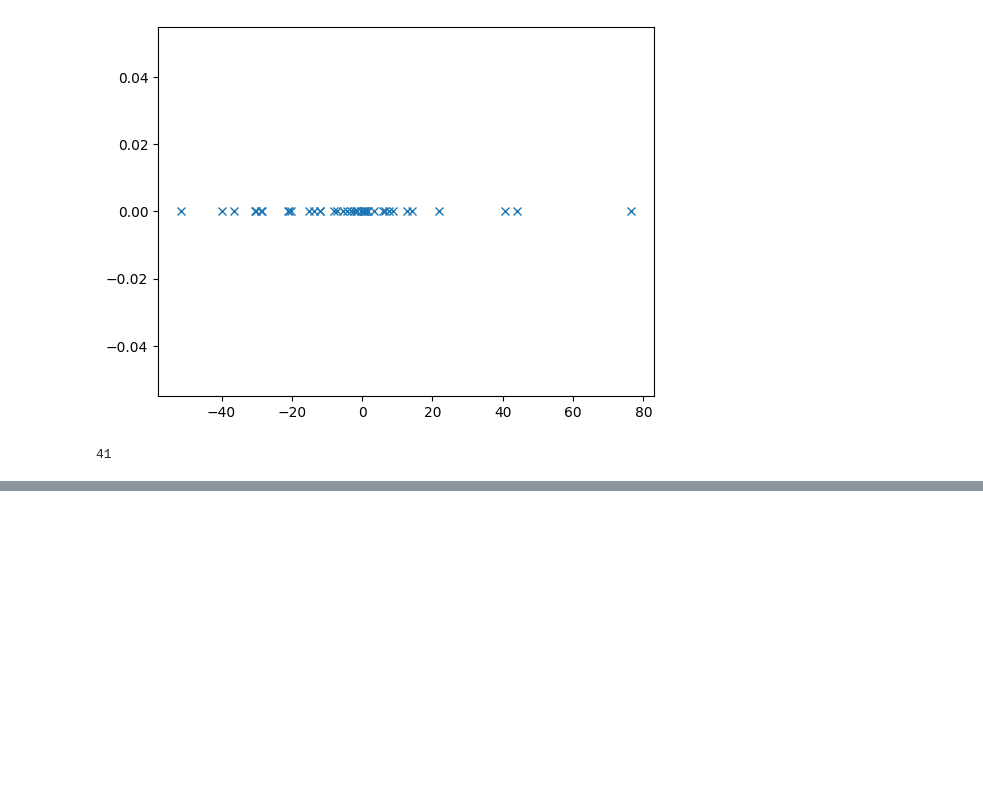
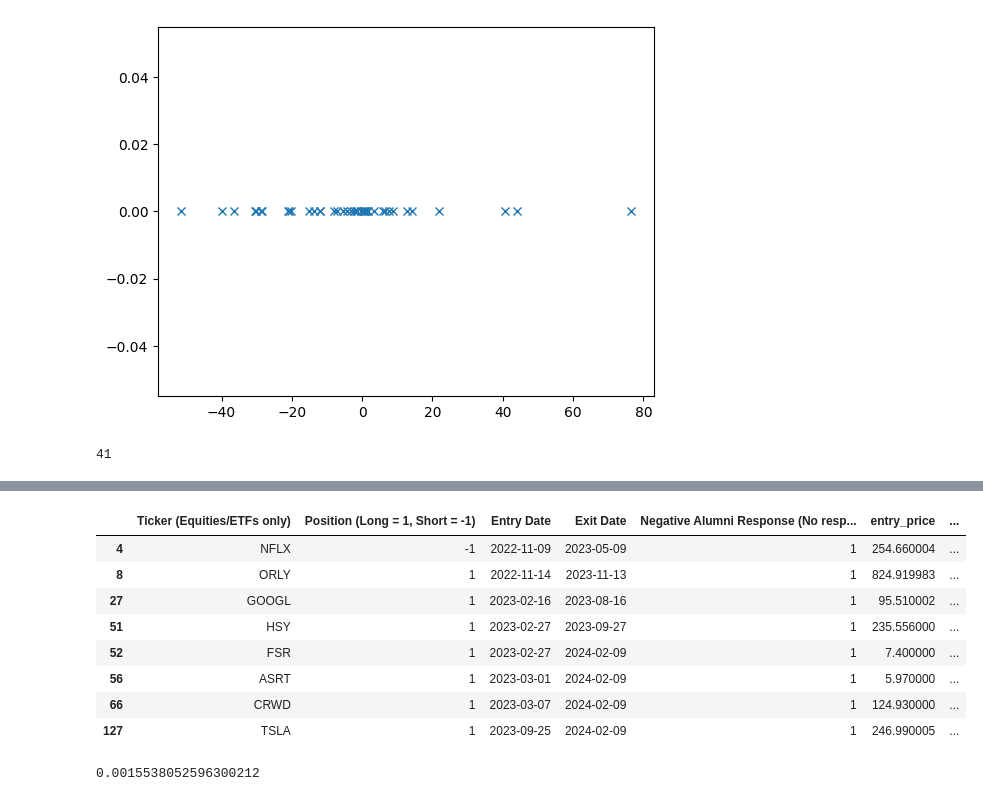
Before and after one commit to tracehankins/MarketWatchAnalysis, a Jupyter notebook: mwbacktester.ipynb, the cells around one changed output, grey strips where cells are left out. Cells and saved outputs as stored; diff of their text form; code cells hidden in the pictures; blank space fills up the shorter version.

```diff
--- a/mwbacktester.ipynb
+++ b/mwbacktester.ipynb
@@ -325,0 +330,20 @@ ZeroDivisionError: float division by zero
+# %%
+# nyse_dates = list(nyse_dates.valid_days(start_date='2022-01-01', end_date='2030-02-12'))
+
+# df['annualized_pnl_difference'] = df['annualized_pnl'] - df['annualized_spy_pnl']
+# print(df['annualized_pnl_difference'].mean())
+df[df['Negative Alumni Response (No response/not negative = 0, Negative = 1)'] == 1]
+# %% [output]
+|  | Ticker (Equities/ETFs only) | Position (Long = 1, Short = -1) | Entry Date | Exit Date | Negative Alumni Response (No resp... | entry_price | ... |
+| 4 | NFLX | -1 | 2022-11-09 | 2023-05-09 | 1 | 254.660004 | ... |
+| 8 | ORLY | 1 | 2022-11-14 | 2023-11-13 | 1 | 824.919983 | ... |
+| 27 | GOOGL | 1 | 2023-02-16 | 2023-08-16 | 1 | 95.510002 | ... |
+| 51 | HSY | 1 | 2023-02-27 | 2023-09-27 | 1 | 235.556000 | ... |
+| 52 | FSR | 1 | 2023-02-27 | 2024-02-09 | 1 | 7.400000 | ... |
+| 56 | ASRT | 1 | 2023-03-01 | 2024-02-09 | 1 | 5.970000 | ... |
+| 66 | CRWD | 1 | 2023-03-07 | 2024-02-09 | 1 | 124.930000 | ... |
+| 127 | TSLA | 1 | 2023-09-25 | 2024-02-09 | 1 | 246.990005 | ... |
+# %%
+df['annualized_pnl_difference'].mean()/100
+# %% [output]
+0.0015538052596300212
```
Also changed, not shown: parts of 8 cells of this notebook.
